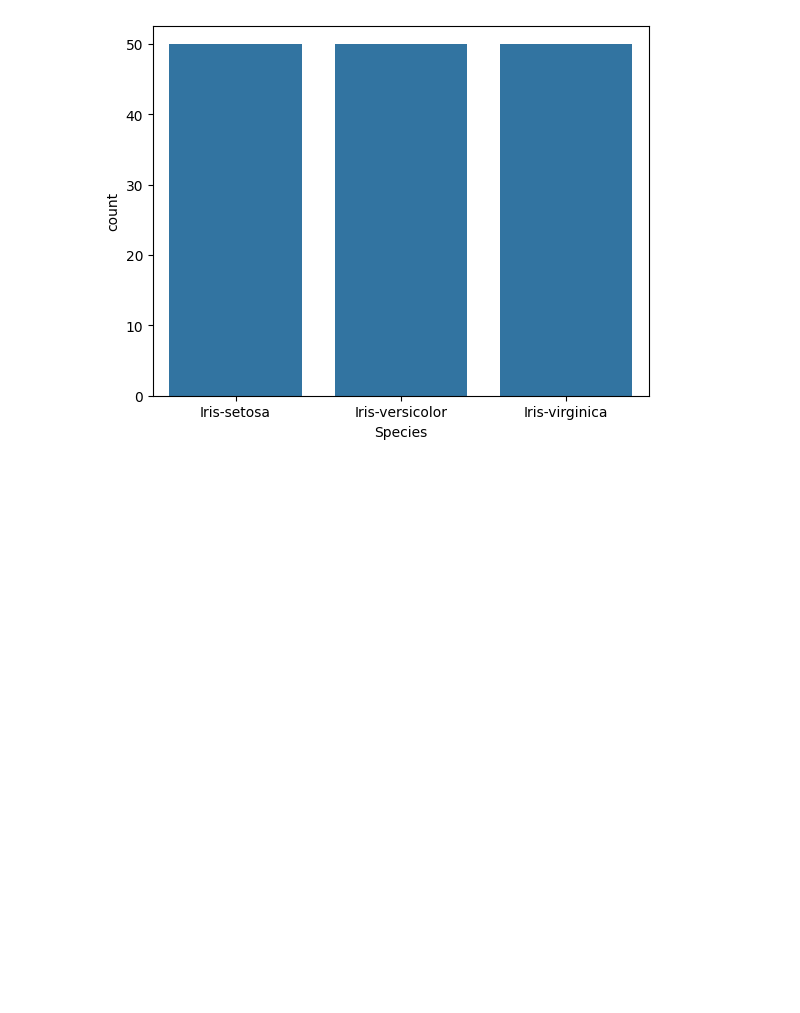
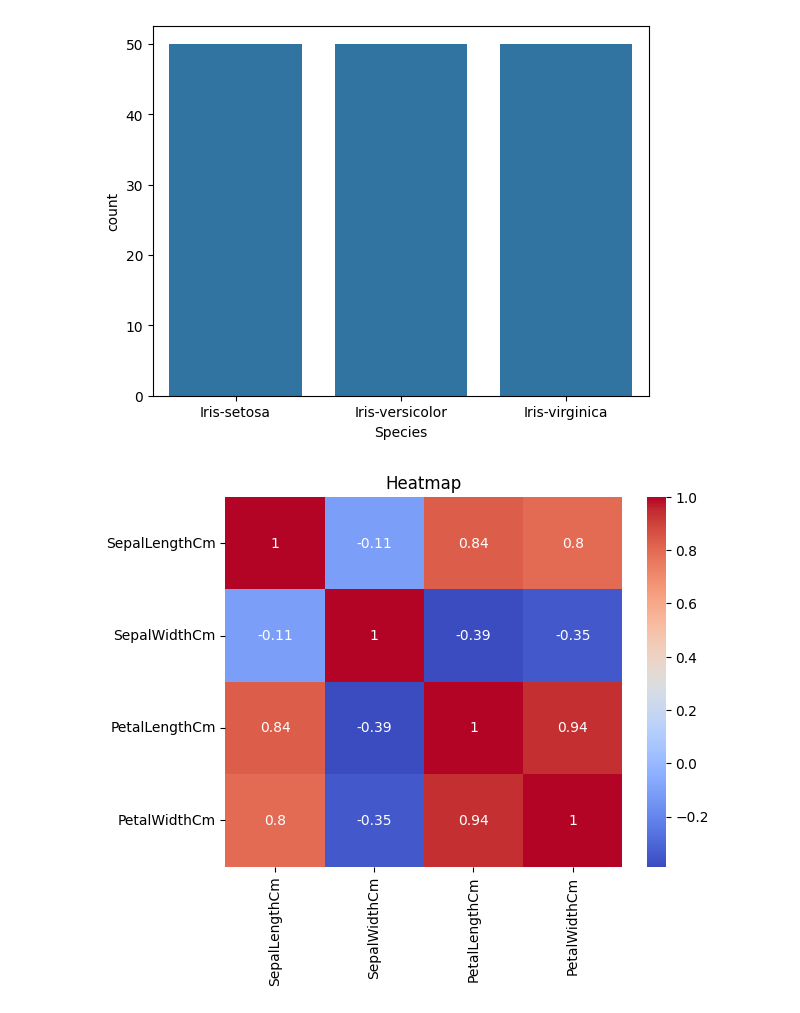
Before and after one commit to bhargavdhanisetti/AIML_NEOSKILLZ, a Jupyter notebook: day_13_.ipynb, the cells around one changed output. Drawn from its saved outputs; the diff is of its cells as text; code cells hidden in the pictures; blank space fills up the shorter version.

```diff
--- a/day_13_.ipynb
+++ b/day_13_.ipynb
@@ -212,3 +215,12 @@ sns.countplot(x="Species",data=data)
 plt.show()
 # %% [output]
 [figure]
+# %%
+# day18
+sns.heatmap(data.iloc[:, 1:5].corr(), annot=True, cmap="coolwarm")
+
+plt.title("Heatmap")
+
+plt.show()
+# %% [output]
+[figure, added]
```
Also changed, not shown: parts of 9 cells of this notebook.
